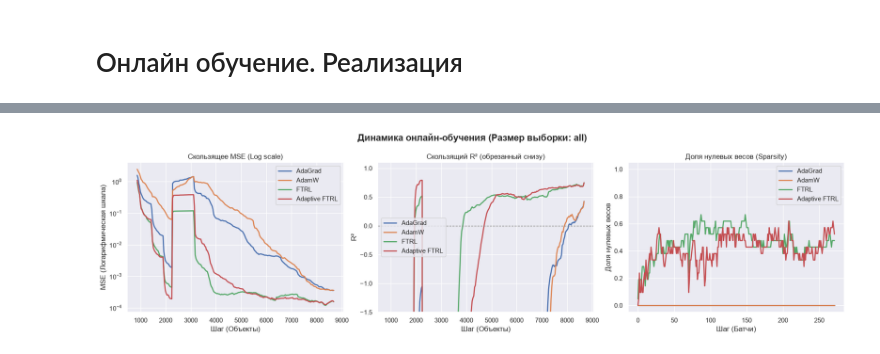
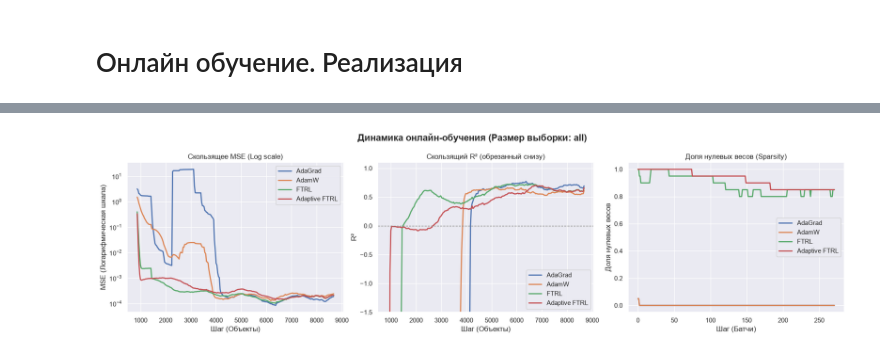
Before and after one commit to Roman1R/Various_Linear_Regression_Factors, a Jupyter notebook: Adagrad_AdamW_Optimizer/OnlineLearning.ipynb, the cells around one changed output, grey strips where cells are left out. Saved outputs shown, nothing was run; the diff lists cells and outputs as text; code cells hidden in the pictures.

Commit message:
исправил под корень структуру экспериментов онлайн-обучения и сравнения адаптивных методов; убрана data leakage; скорректированы выводы; применены новые способы подбора гиперпараметров

```diff
--- a/Adagrad_AdamW_Optimizer/OnlineLearning.ipynb
+++ b/Adagrad_AdamW_Optimizer/OnlineLearning.ipynb
@@ -230,6 +271,12 @@ class FTRL(BaseOnlineLinearModel):
 
         self.w = np.zeros(self.effective_dim, dtype=np.float64)
         mask = np.abs(self.z) > self.lambda1
+
+        # интерцепт не должен штрафоваться L1 и L2
+        if self.fit_intercept:
+            mask[-1] = False
+            self.w[-1] = - self.z[-1] / (1.0 / self.eta)
+
         self.w[mask] = - (self.z[mask] - np.sign(self.z[mask]) * self.lambda1) / H
 # %%
 # Adaptive FTRL
@@ -252,8 +299,14 @@ class AdaptiveFTRL(BaseOnlineLinearModel):
         self.n = n_next
 
         H = self.lambda2 + (self.beta + np.sqrt(self.n)) / self.alpha
-
         self.w = np.zeros(self.effective_dim, dtype=np.float64)
         mask = np.abs(self.z) > self.lambda1
+
+        # интерцепт должен обучаться адаптивно и без регуляризации
+        if self.fit_intercept:
+            mask[-1] = False
+            H_intercept = (self.beta + np.sqrt(self.n[-1])) / self.alpha
+            self.w[-1] = - self.z[-1] / H_intercept
+
         self.w[mask] = - (self.z[mask] - np.sign(self.z[mask]) * self.lambda1) / H[mask]
 # %%
@@ -329,5 +341,0 @@ def find_best_params(X_data, y_data, batch_size, fit_intercept):
-# %%
-# ИЗВЛЕКАЕМ ОПТИМАЛЬНЫЕ ГИПЕРПАРАМЕТРЫ
-X_test, y_test = load_data(3000)
-batch_size = 32
-best_params = find_best_params(X_test, y_test, batch_size, fit_intercept=True)
@@ -339,17 +442,18 @@ best_params = find_best_params(X_test, y_test, batch_size, fit_intercept=True)
 # %%
+batch_size = 32
+fit_intercept = True
 sns.set_theme(style="darkgrid")
 
+X_tune, y_tune = load_data("all")
+best_params = find_best_params(X_tune, y_tune, batch_size, fit_intercept)
+
 sizes = [1000, 3000, 5000, "all"]
-fit_intercept = True
+Path("IMG").mkdir(exist_ok=True)
 
 for size in sizes:
     print(f"\n[Запуск потока для выборки: {size} объектов...]")
     X, y = load_data(size)
-    X_mean = np.mean(X, axis=0)
-    X_std = np.std(X, axis=0) + 1e-9
-    X = (X - X_mean) / X_std
     num_samples, input_dim = X.shape
-
     models = {
         "AdaGrad": OnlineAdaGrad(input_dim=input_dim, **best_params["AdaGrad"], fit_intercept=fit_intercept),
         "AdamW": OnlineAdamW(input_dim=input_dim, **best_params["AdamW"], fit_intercept=fit_intercept),
@@ -357,65 +461,24 @@ for size in sizes:
         "Adaptive FTRL": AdaptiveFTRL(input_dim=input_dim, **best_params["AdaptiveFTRL"], fit_intercept=fit_intercept)
     }
 
-    history = {name: {"loss": [], "sparsity": [], "y_true": [], "y_pred": []} for name in models.keys()}
-
-    for t in range(0, num_samples, batch_size):
-        x_batch = X[t : t + batch_size]
-        y_batch = y[t : t + batch_size]
-        if x_batch.shape[0] == 0:
-            continue
-
-        for name, model in models.items():
-            y_pred, loss_val = model.update(x_batch, y_batch)
-
-            history[name]["loss"].append(loss_val)
-            history[name]["sparsity"].append(np.sum(model.w == 0.0) / len(model.w))
-            history[name]["y_true"].extend(y_batch)
-            history[name]["y_pred"].extend(y_pred.flatten())
-
+    history = run_simulation(X, y, models, batch_size)
     window_objects = max(50, num_samples // 10)
     if window_objects >= num_samples:
         window_objects = num_samples // 2
 
-    step = max(1, batch_size)
-    rolling_metrics = {name: {"steps": [], "mse": [], "r2": []} for name in models.keys()}
-
-    # РАСЧЕТ МЕТРИК В СКОЛЬЗЯЩЕМ ОКНЕ
-    for name in models.keys():
-        y_true_arr = np.array(history[name]["y_true"])
-        y_pred_arr = np.array(history[name]["y_pred"])
-        n_total = len(y_true_arr)
-
-        for i in range(window_objects, n_total, step):
-            yt_win = y_true_arr[i - window_objects : i]
-            yp_win = y_pred_arr[i - window_objects : i]
-
-            mse_win = np.mean((yt_win - yp_win) ** 2)
-
-            ss_res = np.sum((yt_win - yp_win) ** 2)
-            ss_tot = np.sum((yt_win - np.mean(yt_win)) ** 2)
-            r2_win = 1.0 - (ss_res / (ss_tot + 1e-9))
-
-            rolling_metrics[name]["steps"].append(i)
-            rolling_metrics[name]["mse"].append(mse_win)
-            rolling_metrics[name]["r2"].append(r2_win)
-
+    rolling_metrics = calculate_rolling_metrics(history, window_objects, batch_size)
     print(f"\n~~~~~~~~ФИНАЛЬНЫЕ МЕТРИКИ ДЛЯ РАЗМЕРА {size}~~~~~~~~~~~~")
     print(f"{'Алгоритм':<15} | {'MSE':<10} | {'MAE':<10} | {'R^2_(Последнее окно)':<10}")
     print("-" * 65)
     for name in models.keys():
         last_mse = rolling_metrics[name]["mse"][-1] if rolling_metrics[name]["mse"] else np.nan
+        last_mae = rolling_metrics[name]["mae"][-1] if rolling_metrics[name]["mae"] else np.nan
         last_r2 = rolling_metrics[name]["r2"][-1] if rolling_metrics[name]["r2"] else np.nan
-        y_true_arr_curr = np.array(history[name]["y_true"])
-        y_pred_arr_curr = np.array(history[name]["y_pred"])
-        last_mae = np.mean(np.abs(y_true_arr_curr[-window_objects:] - y_pred_arr_curr[-window_objects:]))
-
         print(f"{name:<15} | {last_mse:<10.4f} | {last_mae:<10.4f} | {last_r2:<10.4f}")
 
     # ~~~~~~~~~  ПОСТРОЕНИЕ ГРАФИКОВ ~~~~~~~~~~~
     fig, axes = plt.subplots(1, 3, figsize=(18, 5))
     fig.suptitle(f"Динамика онлайн-обучения (Размер выборки: {size})", fontsize=16, fontweight='bold')
-
     data_list = []
     for name in models.keys():
         steps = rolling_metrics[name]["steps"]
@@ -424,7 +487,6 @@ for size in sizes:
         for s, m, r in zip(steps, mses, r2s):
             data_list.append({"Алгоритм": name, "Шаг (Объекты)": s, "MSE": m, "R2": r})
     df_metrics = pd.DataFrame(data_list)
-
     sparsity_list = []
     for name in models.keys():
         sparsities = history[name]["sparsity"]
@@ -437,13 +499,11 @@ for size in sizes:
         axes[0].set_yscale("log")
         axes[0].set_title("Скользящее MSE (Log scale)")
         axes[0].set_ylabel("MSE (Логарифмическая шкала)")
-
         sns.lineplot(ax=axes[1], data=df_metrics, x="Шаг (Объекты)", y="R2", hue="Алгоритм", linewidth=2)
-        axes[1].set_ylim(-1.5, 1.1)  # Обрезаем бесконечные падения плохих моделей
+        axes[1].set_ylim(-1.5, 1.1)
         axes[1].set_title("Скользящий R² (обрезанный снизу)")
         axes[1].set_ylabel("R²")
         axes[1].axhline(y=0, color='grey', linestyle='--', linewidth=1)
-
     if not df_sparsity.empty:
         sns.lineplot(ax=axes[2], data=df_sparsity, x="Шаг (Батчи)", y="Разреженность", hue="Алгоритм", linewidth=2)
         axes[2].set_title("Доля нулевых весов (Sparsity)")
@@ -454,5 +514,6 @@ for size in sizes:
         ax.legend(loc="best")
 
     plt.tight_layout()
+    # plt.savefig(f"IMG/{size}_objects_stable.png", bbox_inches="tight")
     plt.show()
 # %% [output]
@@ -498 +567 @@ Adaptive FTRL   | 0.0002     | 0.0092     | 0.7475
-[figure, old version]
+[figure, new version]
```
Also changed, not shown: parts of 15 cells of this notebook, 29 other files.
